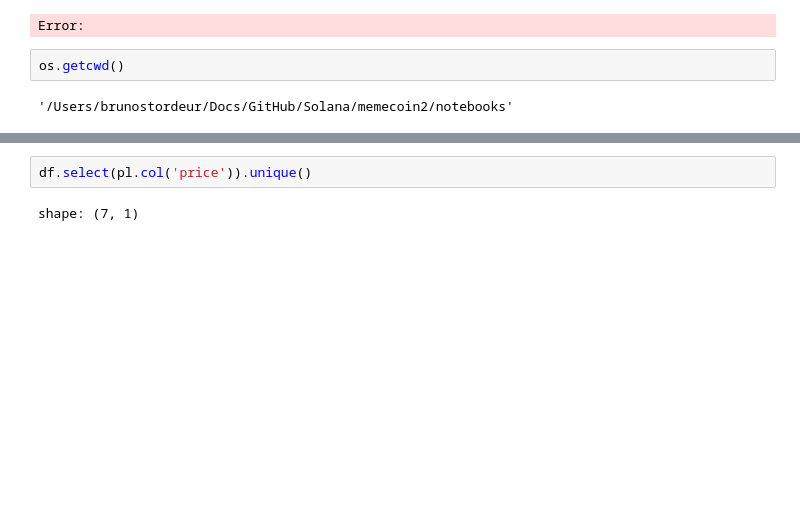
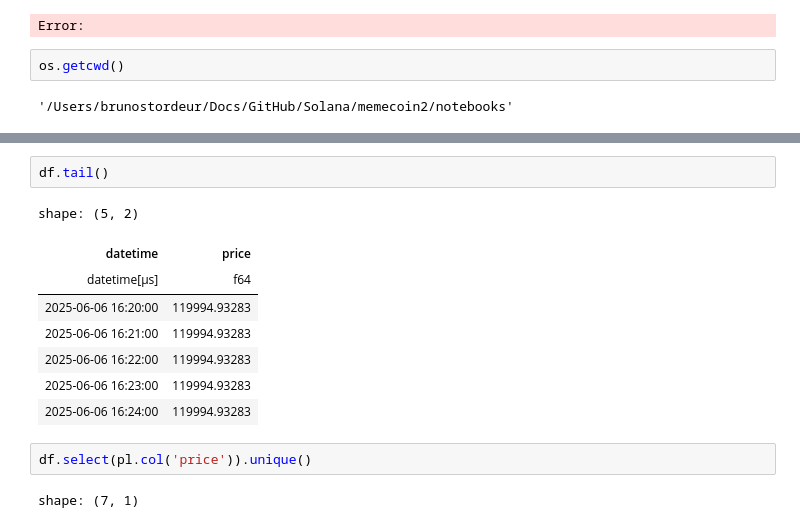
Before and after one commit to stordd13/solana-memecoin, a Jupyter notebook: notebooks/exploration.ipynb, the cells around one changed output, grey strips where cells are left out. Cells and saved outputs as stored; diff of their text form; blank space fills up the shorter version.

```diff
--- a/notebooks/exploration.ipynb
+++ b/notebooks/exploration.ipynb
@@ -80,3 +82,14 @@ shape: (20, 2)
+# %%
+df.tail()
+# %% [output]
+shape: (5, 2)
+| datetime | price |
+| datetime[μs] | f64 |
+| 2025-06-06 16:20:00 | 119994.93283 |
+| 2025-06-06 16:21:00 | 119994.93283 |
+| 2025-06-06 16:22:00 | 119994.93283 |
+| 2025-06-06 16:23:00 | 119994.93283 |
+| 2025-06-06 16:24:00 | 119994.93283 |
 # %%
 df.select(pl.col('price')).unique()
 # %% [output]
```
Also changed, not shown: parts of 2 cells of this notebook, 4 other files.
